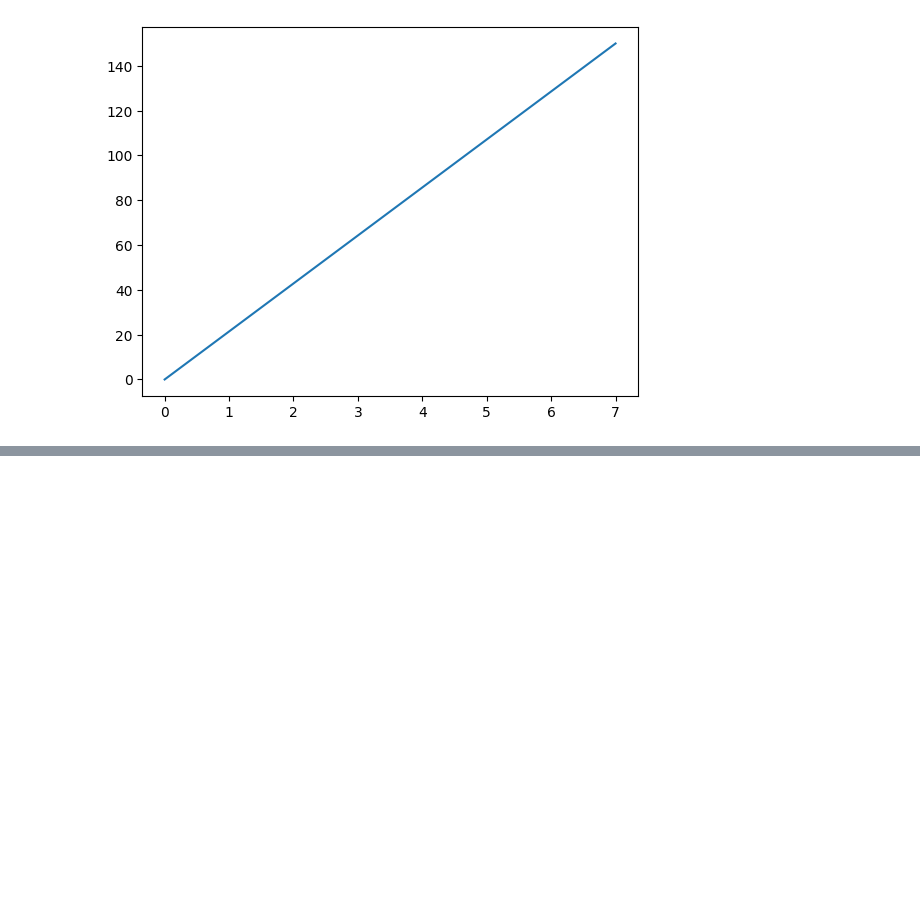
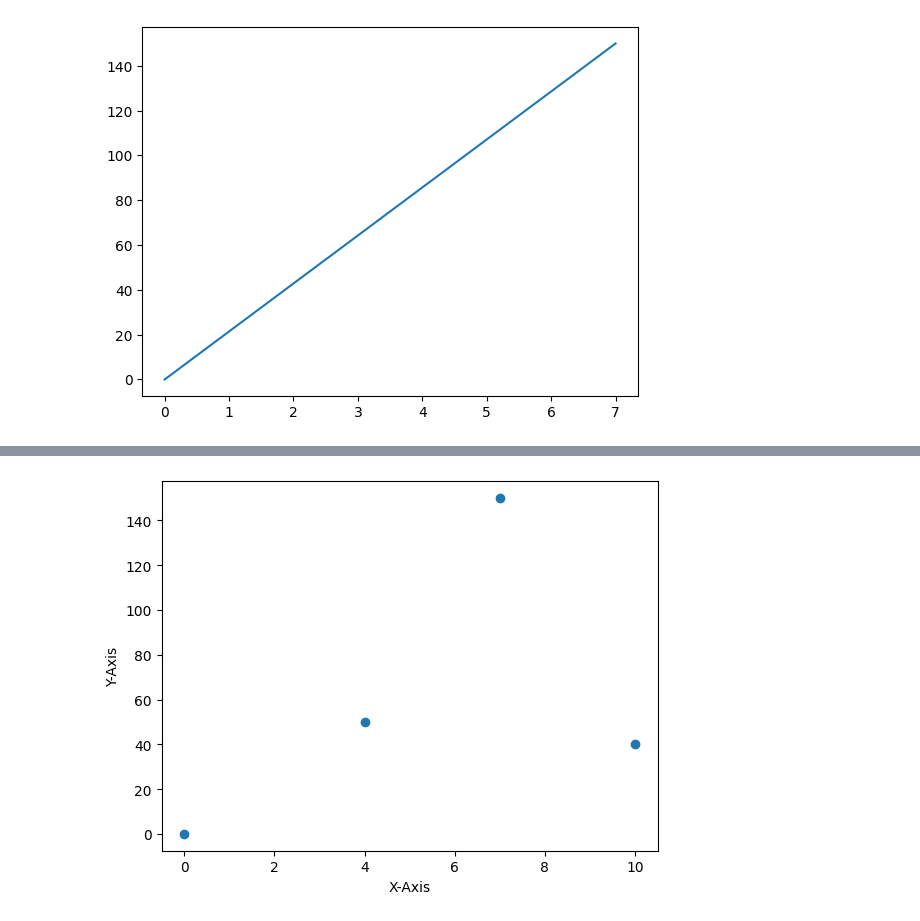
Before and after one commit to CoderVaibhav18/AI-ML-Workshop, a Jupyter notebook: Matplotlib.ipynb, the cells around one changed output, grey strips where cells are left out. Drawn from its saved outputs; the diff is of its cells as text; code cells hidden in the pictures; blank space fills up the shorter version.

```diff
--- a/Matplotlib.ipynb
+++ b/Matplotlib.ipynb
@@ -12,0 +34,9 @@ plt.show()
+# %%
+a = np.array([0, 7, 10, 4])
+b = np.array([0, 150, 40, 50])
+plt.plot(a, b, "o")
+plt.xlabel("X-Axis")
+plt.ylabel("Y-Axis")
+plt.show()
+# %% [output]
+[figure, added]
```
Also changed, not shown: parts of 9 cells of this notebook.
